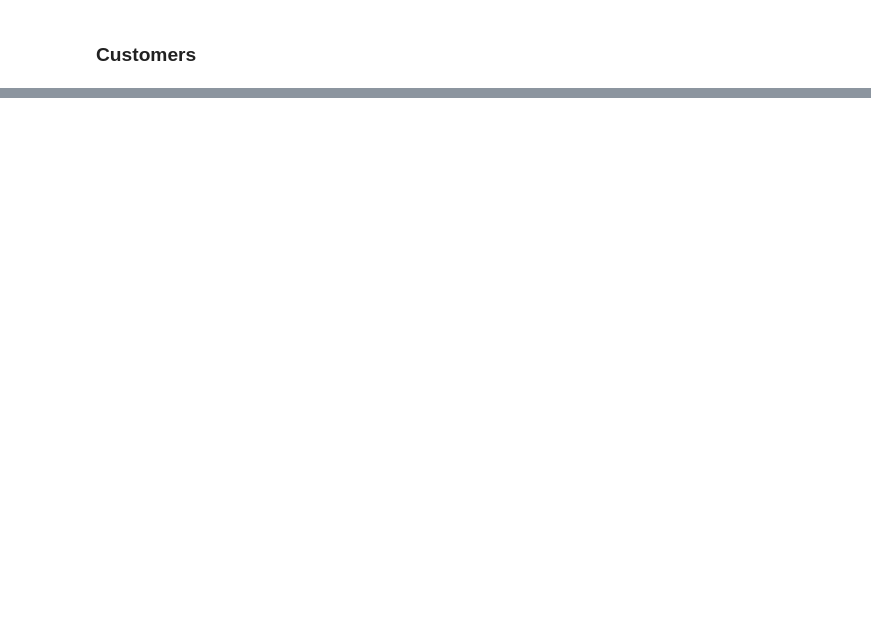
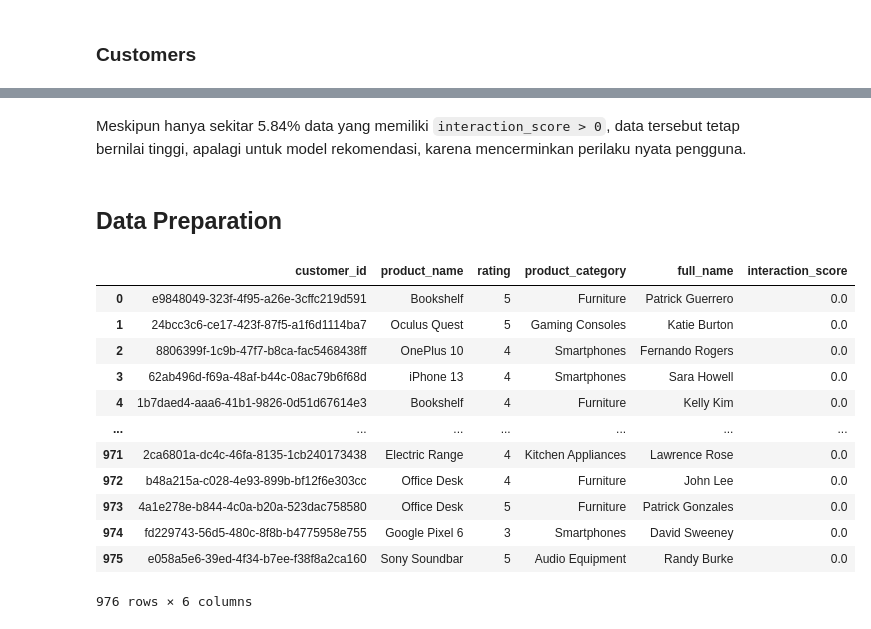
Before and after one commit to heriswaya/MLT-Project-1-and-2, a Jupyter notebook: rekomendasi_barang.ipynb, the cells around one changed output, grey strips where cells are left out. Cells and saved outputs as stored; diff of their text form; code cells hidden in the pictures; blank space fills up the shorter version.

```diff
--- a/rekomendasi_barang.ipynb
+++ b/rekomendasi_barang.ipynb
@@ -241,0 +533,22 @@ memory usage: 468.9+ KB
+# %% [markdown]
+Meskipun hanya sekitar 5.84% data yang memiliki `interaction_score > 0`, data tersebut tetap bernilai tinggi, apalagi untuk model rekomendasi, karena mencerminkan perilaku nyata pengguna.
+# %% [markdown]
+## **Data Preparation**
+# %%
+# Membaca dataset
+df = ratings_with_interaction
+df
+# %% [output]
+|  | customer_id | product_name | rating | product_category | full_name | interaction_score |
+| 0 | e9848049-323f-4f95-a26e-3cffc219d591 | Bookshelf | 5 | Furniture | Patrick Guerrero | 0.0 |
+| 1 | 24bcc3c6-ce17-423f-87f5-a1f6d1114ba7 | Oculus Quest | 5 | Gaming Consoles | Katie Burton | 0.0 |
+| 2 | 8806399f-1c9b-47f7-b8ca-fac5468438ff | OnePlus 10 | 4 | Smartphones | Fernando Rogers | 0.0 |
+| 3 | 62ab496d-f69a-48af-b44c-08ac79b6f68d | iPhone 13 | 4 | Smartphones | Sara Howell | 0.0 |
+| 4 | 1b7daed4-aaa6-41b1-9826-0d51d67614e3 | Bookshelf | 4 | Furniture | Kelly Kim | 0.0 |
+| ... | ... | ... | ... | ... | ... | ... |
+| 971 | 2ca6801a-dc4c-46fa-8135-1cb240173438 | Electric Range | 4 | Kitchen Appliances | Lawrence Rose | 0.0 |
+| 972 | b48a215a-c028-4e93-899b-bf12f6e303cc | Office Desk | 4 | Furniture | John Lee | 0.0 |
+| 973 | 4a1e278e-b844-4c0a-b20a-523dac758580 | Office Desk | 5 | Furniture | Patrick Gonzales | 0.0 |
+| 974 | fd229743-56d5-480c-8f8b-b4775958e755 | Google Pixel 6 | 3 | Smartphones | David Sweeney | 0.0 |
+| 975 | e058a5e6-39ed-4f34-b7ee-f38f8a2ca160 | Sony Soundbar | 5 | Audio Equipment | Randy Burke | 0.0 |
+976 rows × 6 columns
```
Also changed, not shown: parts of 39 cells of this notebook.
